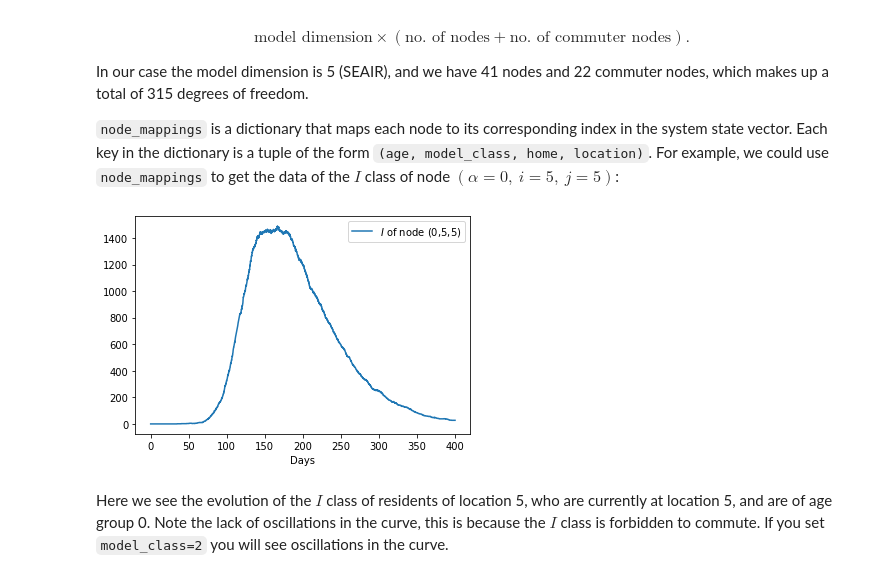
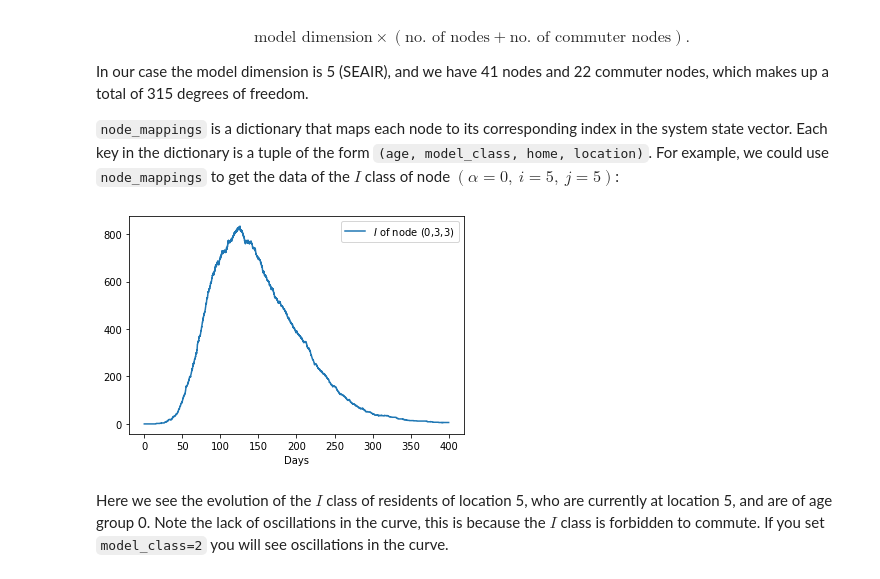
Before and after one commit to lukastk/PyRossGeo, a Jupyter notebook: examples/tutorial2-handling-PyRossGeo-output/tutorial2-handling-PyRossGeo-output.ipynb, the cells around one changed output. Saved outputs shown, nothing was run; the diff lists cells and outputs as text; code cells hidden in the pictures.

```diff
--- a/examples/tutorial2-handling-PyRossGeo-output/tutorial2-handling-PyRossGeo-output.ipynb
+++ b/examples/tutorial2-handling-PyRossGeo-output/tutorial2-handling-PyRossGeo-output.ipynb
@@ -108,20 +110,20 @@ In our case the model dimension is 5 (SEAIR), and we have 41 nodes and 22 commut
 # %%
 age = 0
 model_class = 3
-home = 5
-loc = 5
+home = 3
+loc = 3
 
 model_classes = ['S', 'E', 'A', 'I', 'R']
 t_days = ts_saved / (24*60)
 
 plt.plot(t_days, X_states_saved[:, node_mappings[age,model_class,home,loc]],
          label="$%s$ of node (%s,%s,%s)" % ( model_classes[model_class], age, home, loc ) )
 plt.xlabel('Days')
 plt.legend(loc='upper right', fontsize=10)
 
 plt.show()
 # %% [output]
-[figure, old version]
+[figure, new version]
 # %% [markdown]
 Here we see the evolution of the $I$ class of residents of location 5, who are currently at location 5, and are of age group 0. Note the lack of oscillations in the curve, this is because the $I$ class is forbidden to commute. If you set `model_class=2` you will see oscillations in the curve.
 # %% [markdown]
```
Also changed, not shown: parts of 11 cells of this notebook, 34 other files.
